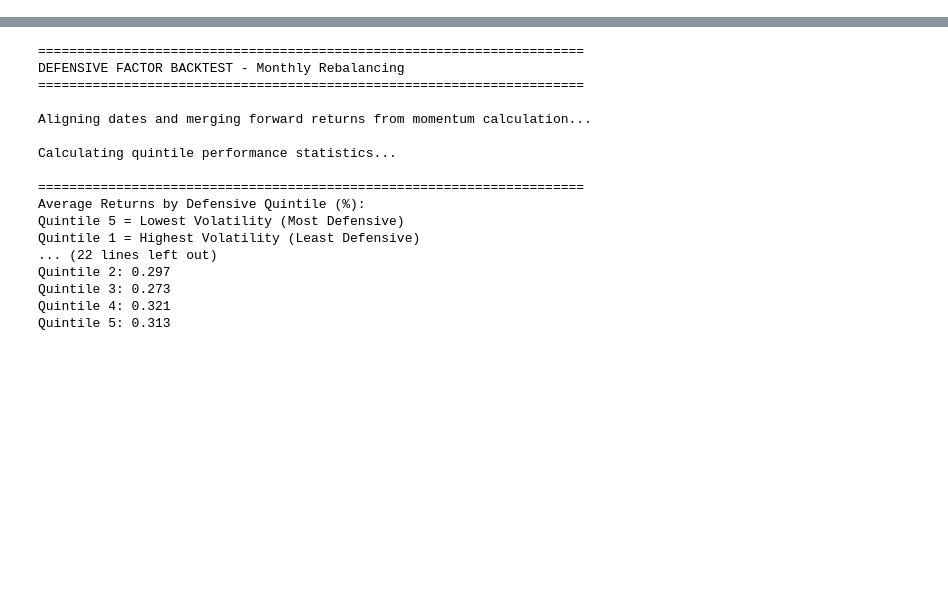
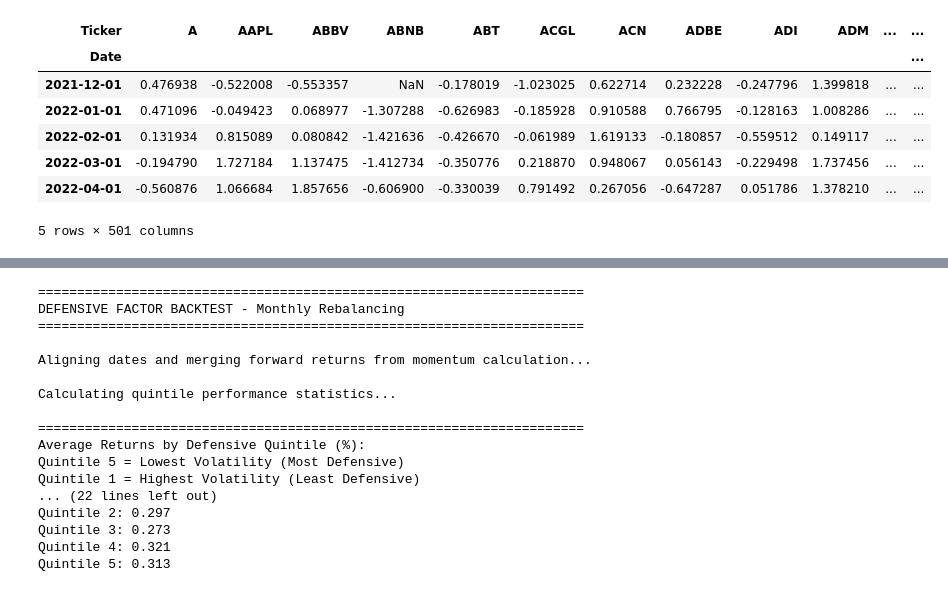
Before and after one commit to timotheemaha/Equities-Capitox-Quant, a Jupyter notebook: spx_data.ipynb, the cells around one changed output, grey strips where cells are left out. Drawn from its saved outputs; the diff is of its cells as text; code cells hidden in the pictures; blank space fills up the shorter version.

```diff
--- a/spx_data.ipynb
+++ b/spx_data.ipynb
@@ -258,3 +275,14 @@ Name: 2025-11-01 00:00:00, dtype: float64
+# %%
+z_score_matrix.head()
+# %% [output]
+| Ticker | A | AAPL | ABBV | ABNB | ABT | ACGL | ACN | ADBE | ADI | ADM | ... | ... |
+| Date |  |  |  |  |  |  |  |  |  |  |  | ... |
+| 2021-12-01 | 0.476938 | -0.522008 | -0.553357 | NaN | -0.178019 | -1.023025 | 0.622714 | 0.232228 | -0.247796 | 1.399818 | ... | ... |
+| 2022-01-01 | 0.471096 | -0.049423 | 0.068977 | -1.307288 | -0.626983 | -0.185928 | 0.910588 | 0.766795 | -0.128163 | 1.008286 | ... | ... |
+| 2022-02-01 | 0.131934 | 0.815089 | 0.080842 | -1.421636 | -0.426670 | -0.061989 | 1.619133 | -0.180857 | -0.559512 | 0.149117 | ... | ... |
+| 2022-03-01 | -0.194790 | 1.727184 | 1.137475 | -1.412734 | -0.350776 | 0.218870 | 0.948067 | 0.056143 | -0.229498 | 1.737456 | ... | ... |
+| 2022-04-01 | -0.560876 | 1.066684 | 1.857656 | -0.606900 | -0.330039 | 0.791492 | 0.267056 | -0.647287 | 0.051786 | 1.378210 | ... | ... |
+5 rows × 501 columns
 # %%
 def calculate_defensive_factor(tickers, sector_map, lookback_years=5, min_daily_obs=40):
     """
```
Also changed, not shown: parts of 14 cells of this notebook.
